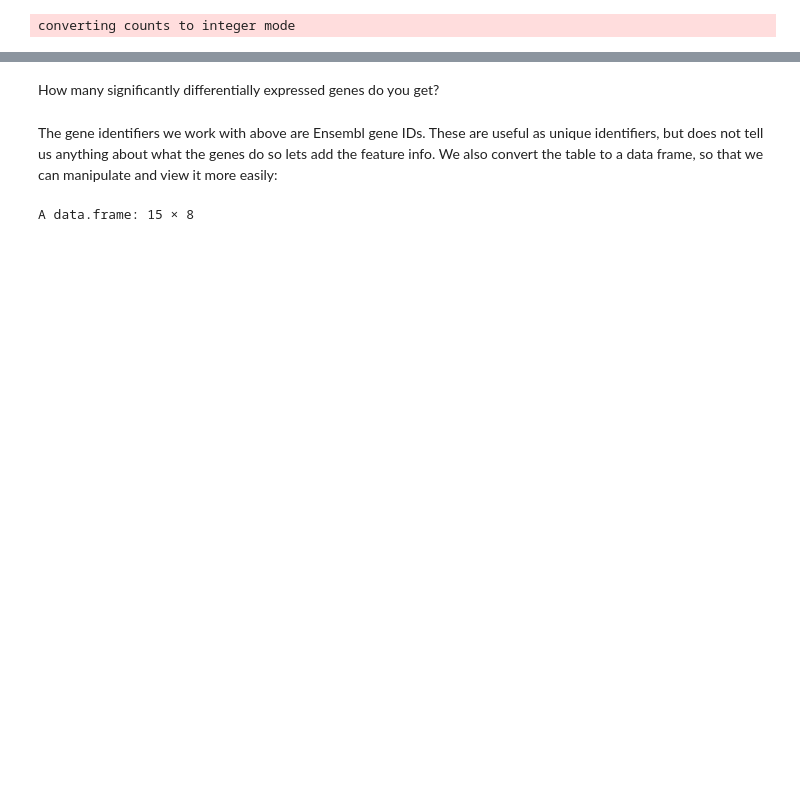
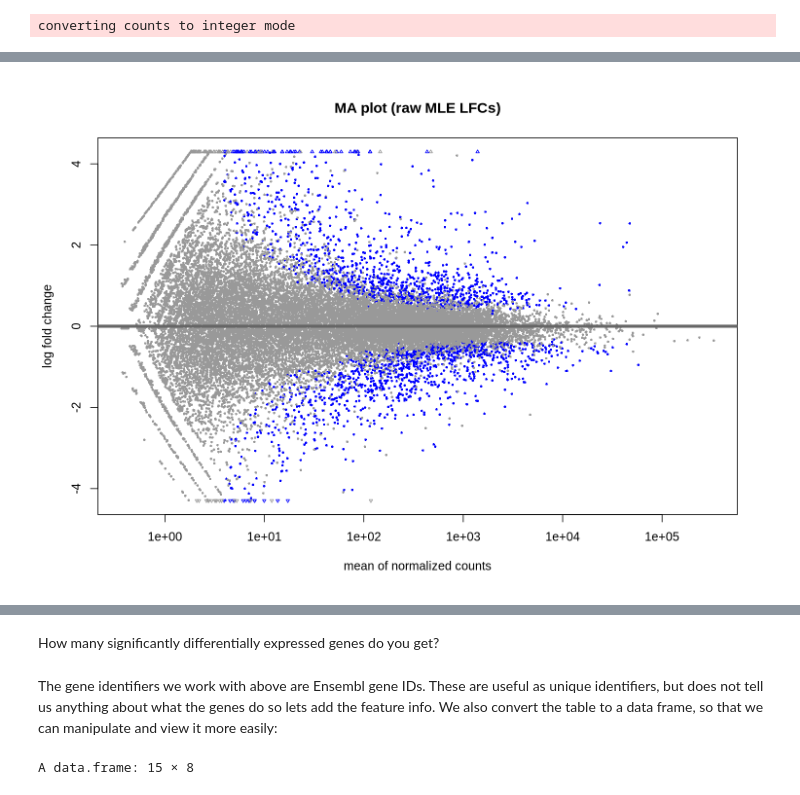
Before and after one commit to gcfntnu/mol8012-2019, a Jupyter notebook: mol8012-01.ipynb, the cells around one changed output, grey strips where cells are left out. Cells and saved outputs as stored; diff of their text form; code cells hidden in the pictures; blank space fills up the shorter version.

```diff
--- a/mol8012-01.ipynb
+++ b/mol8012-01.ipynb
@@ -150,0 +317,4 @@ ENSG00000285508 -0.044705055781343    0.964342403798325    0.989942952882946
+# %%
+plotMA(res.cd4, main = "MA plot (raw MLE LFCs)")
+# %% [output]
+[figure, added]
```
Also changed, not shown: parts of 65 cells of this notebook, 4 other files.
